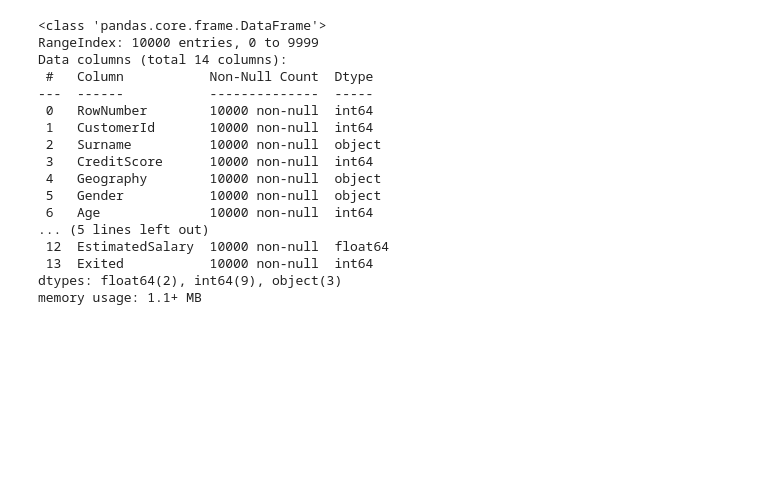
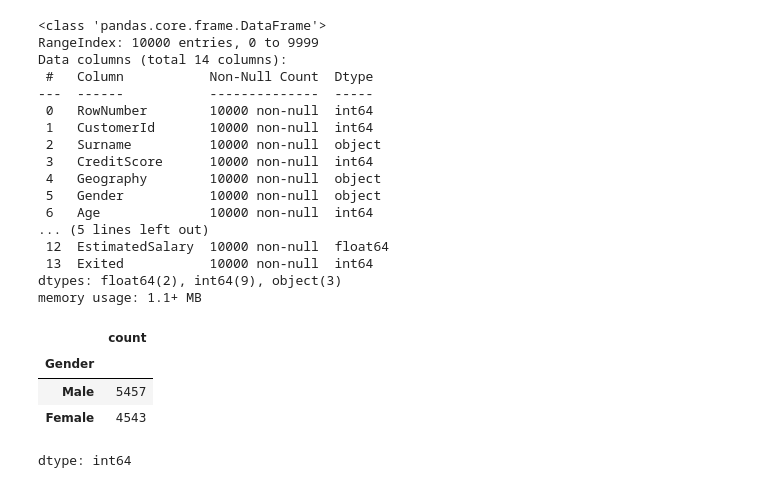
Before and after one commit to sivakrushna-works/ANN-CLASSIFICATION, a Jupyter notebook: expirements.ipynb, the cells around one changed output. Saved outputs shown, nothing was run; the diff lists cells and outputs as text; code cells hidden in the pictures; blank space fills up the shorter version.

```diff
--- a/expirements.ipynb
+++ b/expirements.ipynb
@@ -38,0 +41,8 @@ memory usage: 1.1+ MB
+# %%
+df['Gender'].value_counts()
+# %% [output]
+|  | count |
+| Gender |  |
+| Male | 5457 |
+| Female | 4543 |
+dtype: int64
```
Also changed, not shown: parts of 10 cells of this notebook.
